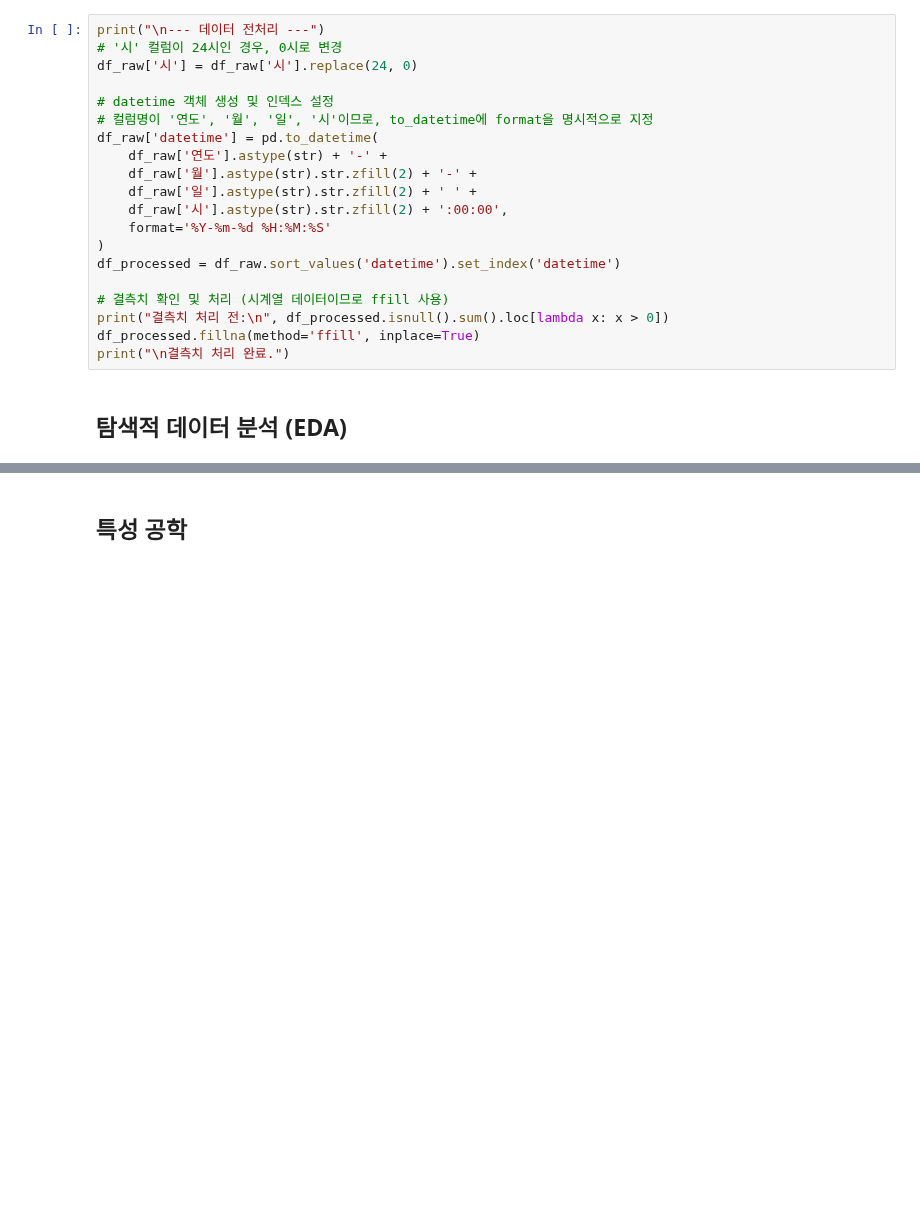
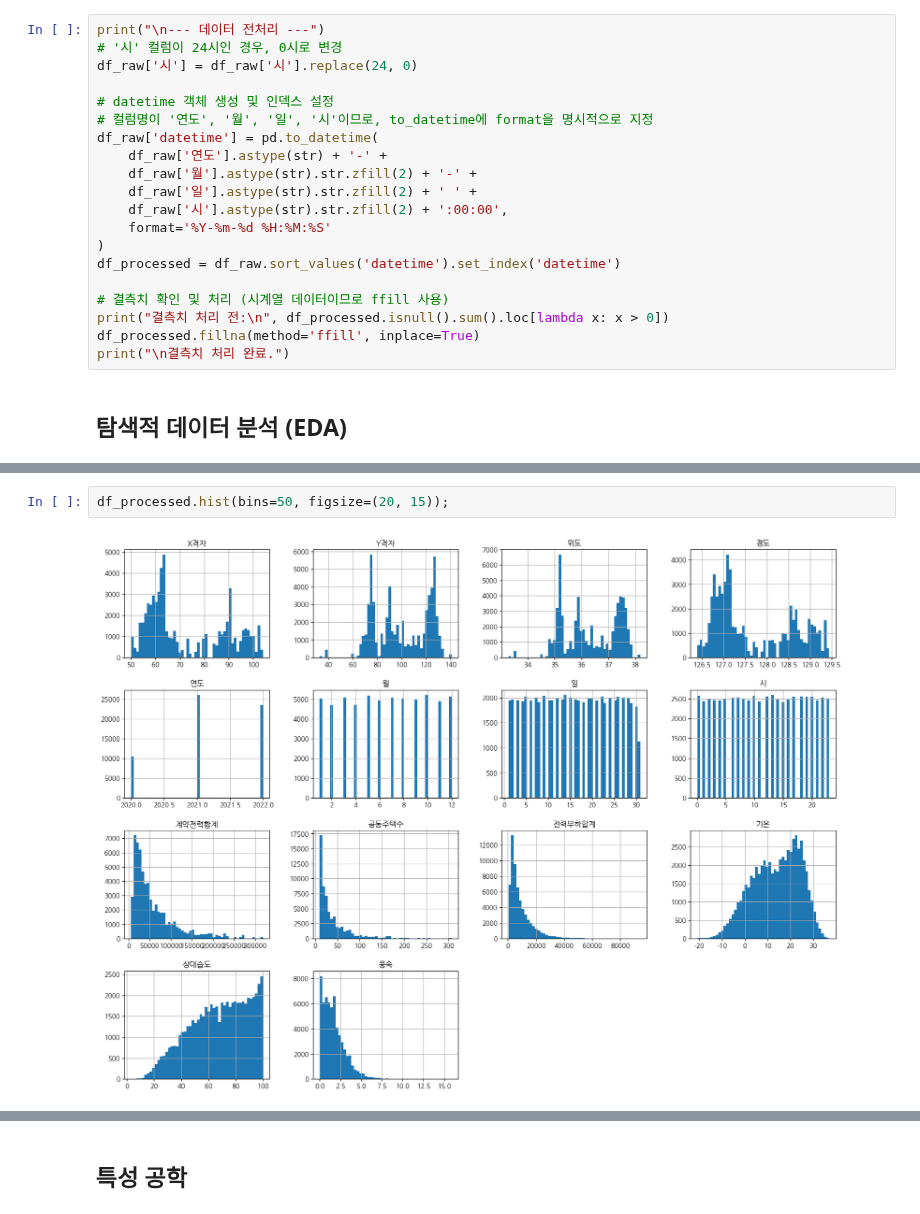
Before and after one commit to corazzon/OpenDataWrangling, a Jupyter notebook: kepco/kepco_ml.ipynb, the cells around one changed output, grey strips where cells are left out. Cells and saved outputs as stored; diff of their text form; blank space fills up the shorter version.

```diff
--- a/kepco/kepco_ml.ipynb
+++ b/kepco/kepco_ml.ipynb
@@ -66 +136,5 @@ print("\n결측치 처리 완료.")
+# %%
+df_processed.hist(bins=50, figsize=(20, 15));
+# %% [output]
+[figure, added]
 # %%
```
Also changed, not shown: parts of 7 cells of this notebook.
